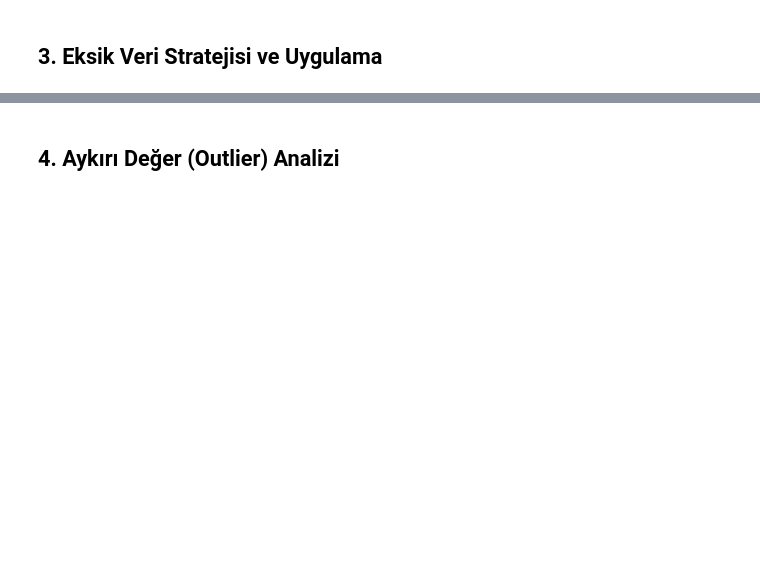
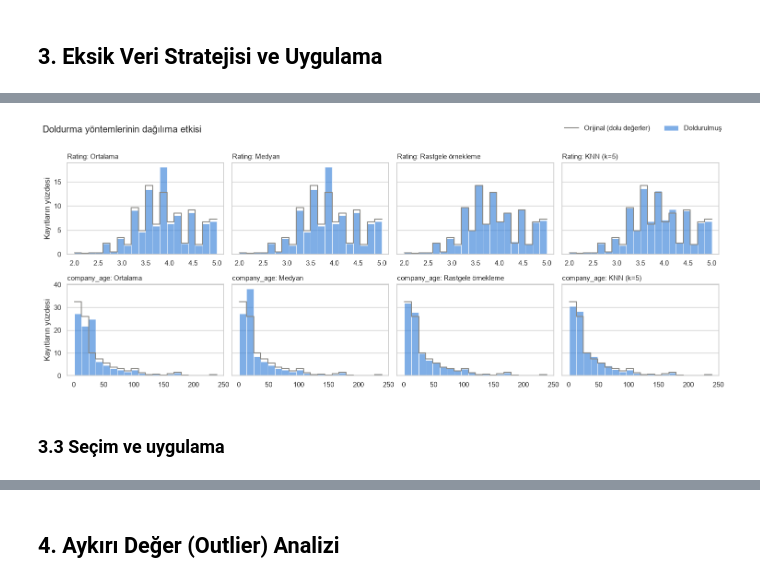
Before and after one commit to CTimurSefergil/VeriMadenciligi, a Jupyter notebook: odev01-veri-temizleme/notebooks/01_is_ilanlari.ipynb, the cells around one changed output, grey strips where cells are left out. Saved outputs shown, nothing was run; the diff lists cells and outputs as text; code cells hidden in the pictures; blank space fills up the shorter version.

```diff
--- a/odev01-veri-temizleme/notebooks/01_is_ilanlari.ipynb
+++ b/odev01-veri-temizleme/notebooks/01_is_ilanlari.ipynb
@@ -34,0 +601,8 @@ df.head()
+# %%
+# Eksik hücre içeren sütunlar: sayısal ve metin olarak ayrı
+eksik_ozeti = df.isna().sum()[lambda s: s > 0]
+SAYISAL_SUTUNLAR = [s for s in eksik_ozeti.index if s not in metin_sutunlari]
+KATEGORIK_SUTUNLAR = [s for s in eksik_ozeti.index if s in metin_sutunlari]
+print("Sayısal   :", SAYISAL_SUTUNLAR)
+print("Kategorik :", KATEGORIK_SUTUNLAR)
+eksik_ozeti.to_frame("Eksik hücre").assign(**{"Eksik (%)": (100 * eksik_ozeti / len(df)).round(1)})
@@ -34,0 +713,9 @@ df.head()
+# %%
+# Her yöntemden sonra ortalama ve standart sapma; orijinal = yalnızca dolu (gözlenen) değerler
+yontem_ozetleri = {"Orijinal (dolu değerler)": df[SAYISAL_SUTUNLAR]} | {ad: v[SAYISAL_SUTUNLAR] for ad, v in doldurulmus.items()}
+karsilastirma = pd.concat({ad: v.agg(["mean", "std"]).T.stack() for ad, v in yontem_ozetleri.items()}, axis=1).T
+karsilastirma.columns = [f"{sutun} {'ortalama' if olcu == 'mean' else 'std'}" for sutun, olcu in karsilastirma.columns]
+for sutun in SAYISAL_SUTUNLAR:
+    orijinal_std = df[sutun].std()
+    karsilastirma[f"{sutun} std değişimi (%)"] = 100 * (karsilastirma[f"{sutun} std"] / orijinal_std - 1)
+karsilastirma.round(2)
@@ -34,0 +776,26 @@ df.head()
+# %%
+# Her panel: orijinal dolu değerlerin dağılımı (gri çizgi) ve yöntem uygulandıktan sonraki dağılım (mavi)
+ORIJINAL_RENK, DOLDURULMUS_RENK = "#8a8985", "#2a78d6"
+fig, axes = plt.subplots(len(SAYISAL_SUTUNLAR), len(yontemler), figsize=(15, 6), sharey="row")
+for satir, sutun in enumerate(SAYISAL_SUTUNLAR):
+    kutular = np.histogram_bin_edges(df[sutun].dropna(), bins=20)   # aynı satırdaki paneller aynı kutuları kullanır
+    for kolon, (ad, veri) in enumerate(doldurulmus.items()):
+        ax = axes[satir, kolon]
+        sns.histplot(veri[sutun], bins=kutular, stat="percent", color=DOLDURULMUS_RENK, alpha=0.6,
+                     edgecolor="white", linewidth=0.5, ax=ax, label="Doldurulmuş")
+        sns.histplot(df[sutun].dropna(), bins=kutular, stat="percent", element="step", fill=False,
+                     color=ORIJINAL_RENK, linewidth=1.5, ax=ax, label="Orijinal (dolu değerler)")
+        ax.set_title(f"{sutun}: {ad}", loc="left", fontsize=11)
+        ax.set_xlabel("")
+        ax.set_ylabel("Kayıtların yüzdesi" if kolon == 0 else "")
+        ax.grid(axis="x", visible=False)
+fig.legend(*axes[0, 0].get_legend_handles_labels(), loc="upper right", ncol=2, frameon=False)
+fig.suptitle("Doldurma yöntemlerinin dağılıma etkisi", x=0.01, ha="left")
+fig.tight_layout(rect=(0, 0, 1, 0.97))
+
+fig.savefig(FIGURES / "is_ilanlari_doldurma_karsilastirmasi.png", dpi=150, bbox_inches="tight")
+plt.show()
+# %% [output]
+[figure, added]
+# %% [markdown]
+### 3.3 Seçim ve uygulama
```
Also changed, not shown: parts of 71 cells of this notebook.
